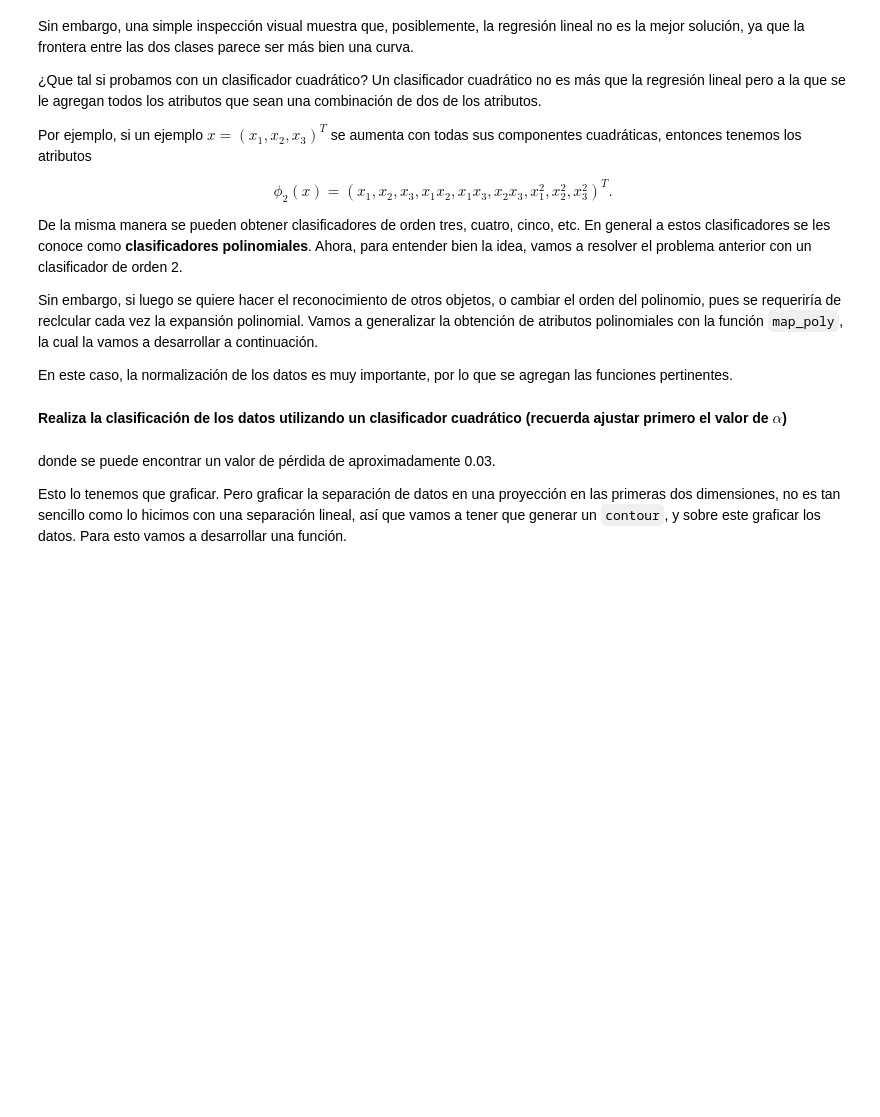
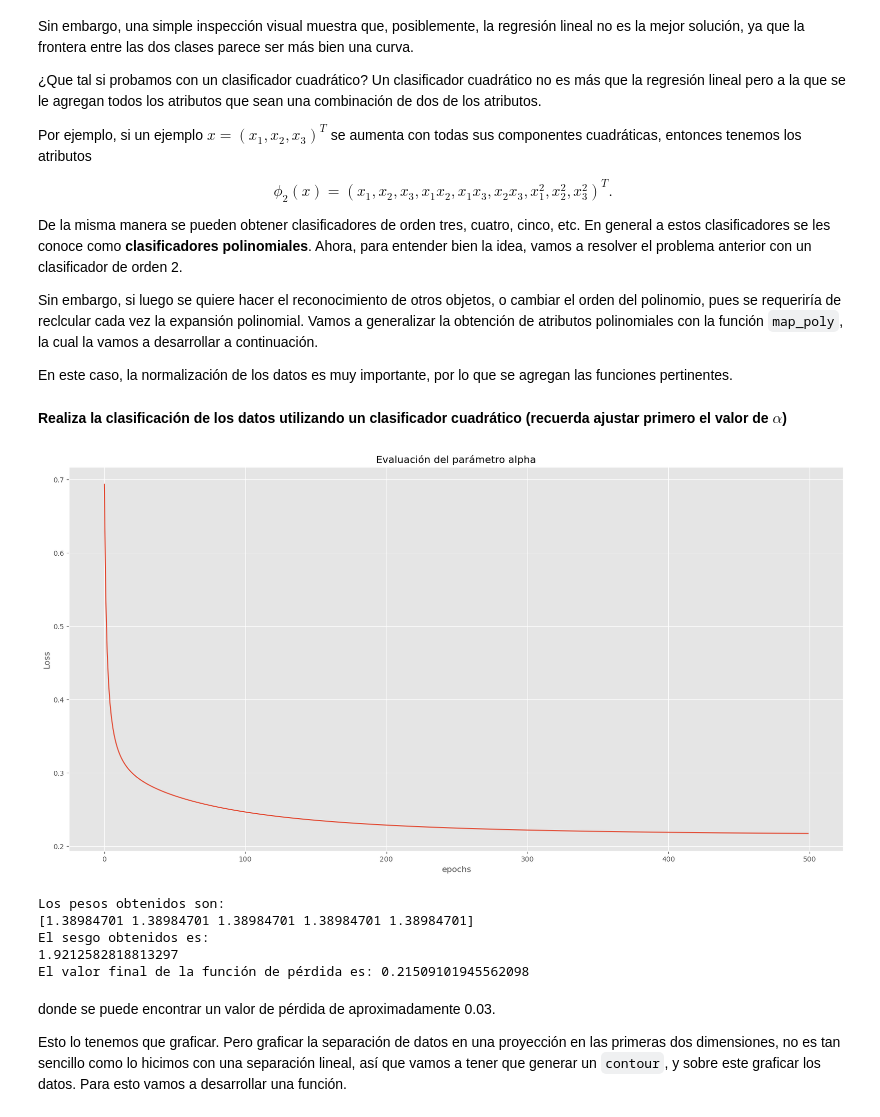
Before and after one commit to Javier033x/2-Aprendizaje-2026, a Jupyter notebook: reg_logistica.ipynb, the cells around one changed output. Cells and saved outputs as stored; diff of their text form; code cells hidden in the pictures; blank space fills up the shorter version.

```diff
--- a/reg_logistica.ipynb
+++ b/reg_logistica.ipynb
@@ -394,28 +394,36 @@ def normaliza(x, mu, des_std):
 # %%
 # Encuentra phi_x (x son la expansión polinomial de segundo orden, utiliza la función map_poly
 
 #--Agrega el código aqui--
-phi_x =  None
-mu, de = None
-phi_x_norm = None
+phi_x =  map_poly(2, x)
+mu, de = medias_std(phi_x)
+phi_x_norm = normaliza(phi_x, mu, de)
 
 # Utiliza la regresión logística
-alpha = None
-max_iter = None
+alpha = 0.09
+max_iter = 500
 
 _, _, hist_loss = descenso_rl_lotes(phi_x_norm, y, alpha, max_iter, historial=True)
 
 plt.plot(range(len(hist_loss)), hist_loss)
 plt.xlabel('epochs')
 plt.ylabel('Loss')
 plt.title('Evaluación del parámetro alpha')
 plt.show()
+# %% [output]
+[figure, added]
 # %%
-w_norm, b_norm, _ = descenso_rl_lotes(phi_x_norm, y, alpha, 1000)
+w_norm, b_norm, _ = descenso_rl_lotes(phi_x_norm, y, alpha, 23123)
 
 print("Los pesos obtenidos son: \n{}".format(w_norm))
 print("El sesgo obtenidos es: \n{}".format(b_norm))
 print("El valor final de la función de pérdida es: {}".format(E_in(phi_x_norm, y, w_norm, b_norm)))
+# %% [output]
+Los pesos obtenidos son:
+[1.38984701 1.38984701 1.38984701 1.38984701 1.38984701]
+El sesgo obtenidos es:
+1.9212582818813297
+El valor final de la función de pérdida es: 0.21509101945562098
 # %% [markdown]
 donde se puede encontrar un valor de pérdida de aproximadamente 0.03.
 
```
Also changed, not shown: parts of 3 cells of this notebook.
